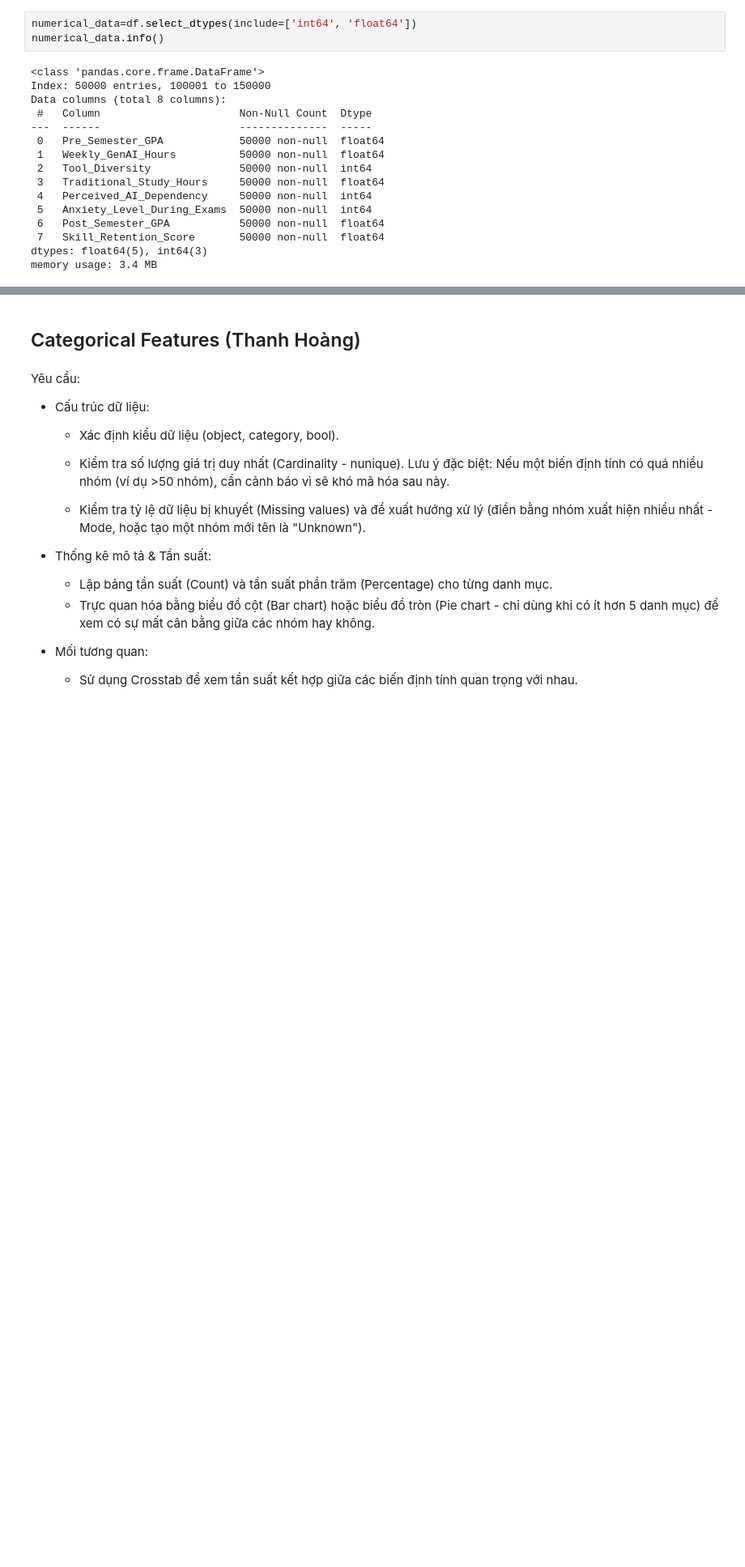
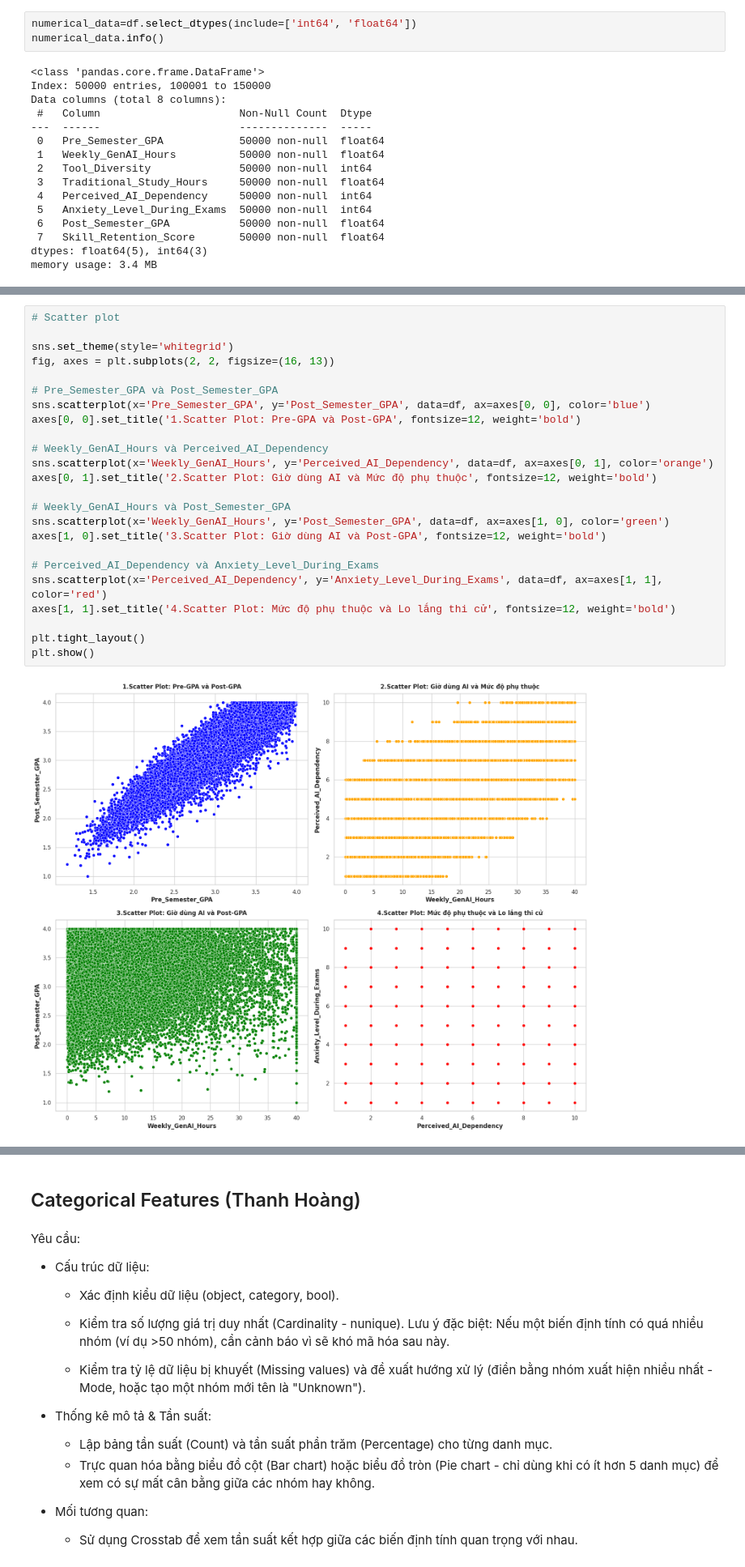
Before and after one commit to MEdan-US/Mini-Project, a Jupyter notebook: mini_project.ipynb, the cells around one changed output, grey strips where cells are left out. Shown at 81% size. Drawn from its saved outputs; the diff is of its cells as text; blank space fills up the shorter version.

```diff
--- a/mini_project.ipynb
+++ b/mini_project.ipynb
@@ -98,0 +225,26 @@ memory usage: 3.4 MB
+# %%
+# Scatter plot
+
+sns.set_theme(style='whitegrid')
+fig, axes = plt.subplots(2, 2, figsize=(16, 13))
+
+# Pre_Semester_GPA và Post_Semester_GPA
+sns.scatterplot(x='Pre_Semester_GPA', y='Post_Semester_GPA', data=df, ax=axes[0, 0], color='blue')
+axes[0, 0].set_title('1.Scatter Plot: Pre-GPA và Post-GPA', fontsize=12, weight='bold')
+
+# Weekly_GenAI_Hours và Perceived_AI_Dependency
+sns.scatterplot(x='Weekly_GenAI_Hours', y='Perceived_AI_Dependency', data=df, ax=axes[0, 1], color='orange')
+axes[0, 1].set_title('2.Scatter Plot: Giờ dùng AI và Mức độ phụ thuộc', fontsize=12, weight='bold')
+
+# Weekly_GenAI_Hours và Post_Semester_GPA
+sns.scatterplot(x='Weekly_GenAI_Hours', y='Post_Semester_GPA', data=df, ax=axes[1, 0], color='green')
+axes[1, 0].set_title('3.Scatter Plot: Giờ dùng AI và Post-GPA', fontsize=12, weight='bold')
+
+# Perceived_AI_Dependency và Anxiety_Level_During_Exams
+sns.scatterplot(x='Perceived_AI_Dependency', y='Anxiety_Level_During_Exams', data=df, ax=axes[1, 1], color='red')
+axes[1, 1].set_title('4.Scatter Plot: Mức độ phụ thuộc và Lo lắng thi cử', fontsize=12, weight='bold')
+
+plt.tight_layout()
+plt.show()
+# %% [output]
+[figure, added]
```
Also changed, not shown: parts of 13 cells of this notebook.
